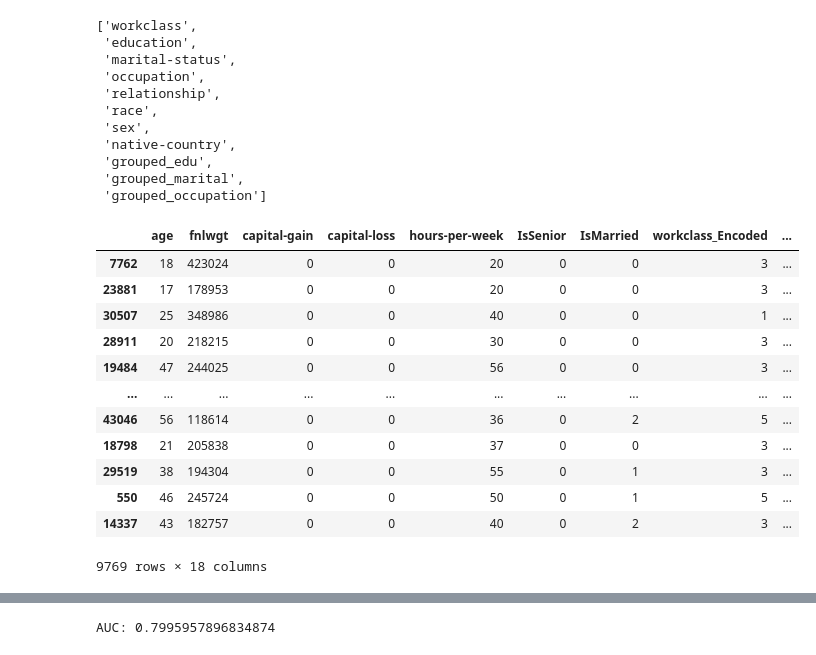
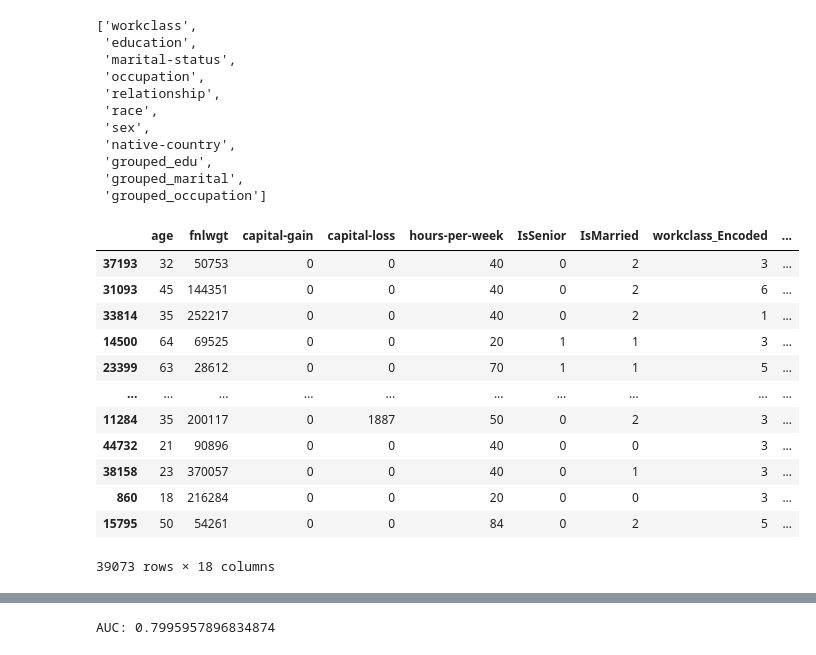
Before and after one commit to DanielCM2/P-code, a Jupyter notebook: Task_2_Census_Income.ipynb, the cells around one changed output, grey strips where cells are left out. Saved outputs shown, nothing was run; the diff lists cells and outputs as text; code cells hidden in the pictures.

```diff
--- a/Task_2_Census_Income.ipynb
+++ b/Task_2_Census_Income.ipynb
@@ -387,21 +392,23 @@ X_train, X_test, y_train, y_test = train_test_split(X_copy, y_copy, test_size=0.
 X_train = X_train.drop(object_cols, axis=1)
 X_test = X_test.drop(object_cols, axis=1)
 # %%
-X_train.drop('education-num',axis=1)
-X_test.drop('education-num',axis=1)
+X_train = X_train.drop('education-num',axis=1)
+X_test = X_test.drop('education-num',axis=1)
+
+X_train
 # %% [output]
 |  | age | fnlwgt | capital-gain | capital-loss | hours-per-week | IsSenior | IsMarried | workclass_Encoded | ... |
-| 7762 | 18 | 423024 | 0 | 0 | 20 | 0 | 0 | 3 | ... |
-| 23881 | 17 | 178953 | 0 | 0 | 20 | 0 | 0 | 3 | ... |
-| 30507 | 25 | 348986 | 0 | 0 | 40 | 0 | 0 | 1 | ... |
-| 28911 | 20 | 218215 | 0 | 0 | 30 | 0 | 0 | 3 | ... |
-| 19484 | 47 | 244025 | 0 | 0 | 56 | 0 | 0 | 3 | ... |
+| 37193 | 32 | 50753 | 0 | 0 | 40 | 0 | 2 | 3 | ... |
+| 31093 | 45 | 144351 | 0 | 0 | 40 | 0 | 2 | 6 | ... |
+| 33814 | 35 | 252217 | 0 | 0 | 40 | 0 | 2 | 1 | ... |
+| 14500 | 64 | 69525 | 0 | 0 | 20 | 1 | 1 | 3 | ... |
+| 23399 | 63 | 28612 | 0 | 0 | 70 | 1 | 1 | 5 | ... |
 | ... | ... | ... | ... | ... | ... | ... | ... | ... | ... |
-| 43046 | 56 | 118614 | 0 | 0 | 36 | 0 | 2 | 5 | ... |
-| 18798 | 21 | 205838 | 0 | 0 | 37 | 0 | 0 | 3 | ... |
-| 29519 | 38 | 194304 | 0 | 0 | 55 | 0 | 1 | 3 | ... |
-| 550 | 46 | 245724 | 0 | 0 | 50 | 0 | 1 | 5 | ... |
-| 14337 | 43 | 182757 | 0 | 0 | 40 | 0 | 2 | 3 | ... |
+| 11284 | 35 | 200117 | 0 | 1887 | 50 | 0 | 2 | 3 | ... |
+| 44732 | 21 | 90896 | 0 | 0 | 40 | 0 | 0 | 3 | ... |
+| 38158 | 23 | 370057 | 0 | 0 | 40 | 0 | 1 | 3 | ... |
+| 860 | 18 | 216284 | 0 | 0 | 20 | 0 | 0 | 3 | ... |
+| 15795 | 50 | 54261 | 0 | 0 | 84 | 0 | 2 | 5 | ... |
-9769 rows × 18 columns
+39073 rows × 18 columns
 # %%
 scaled_cols = ['age', 'fnlwgt', 'capital-gain', 'capital-loss', 'hours-per-week']
```
Also changed, not shown: parts of 31 cells of this notebook.
